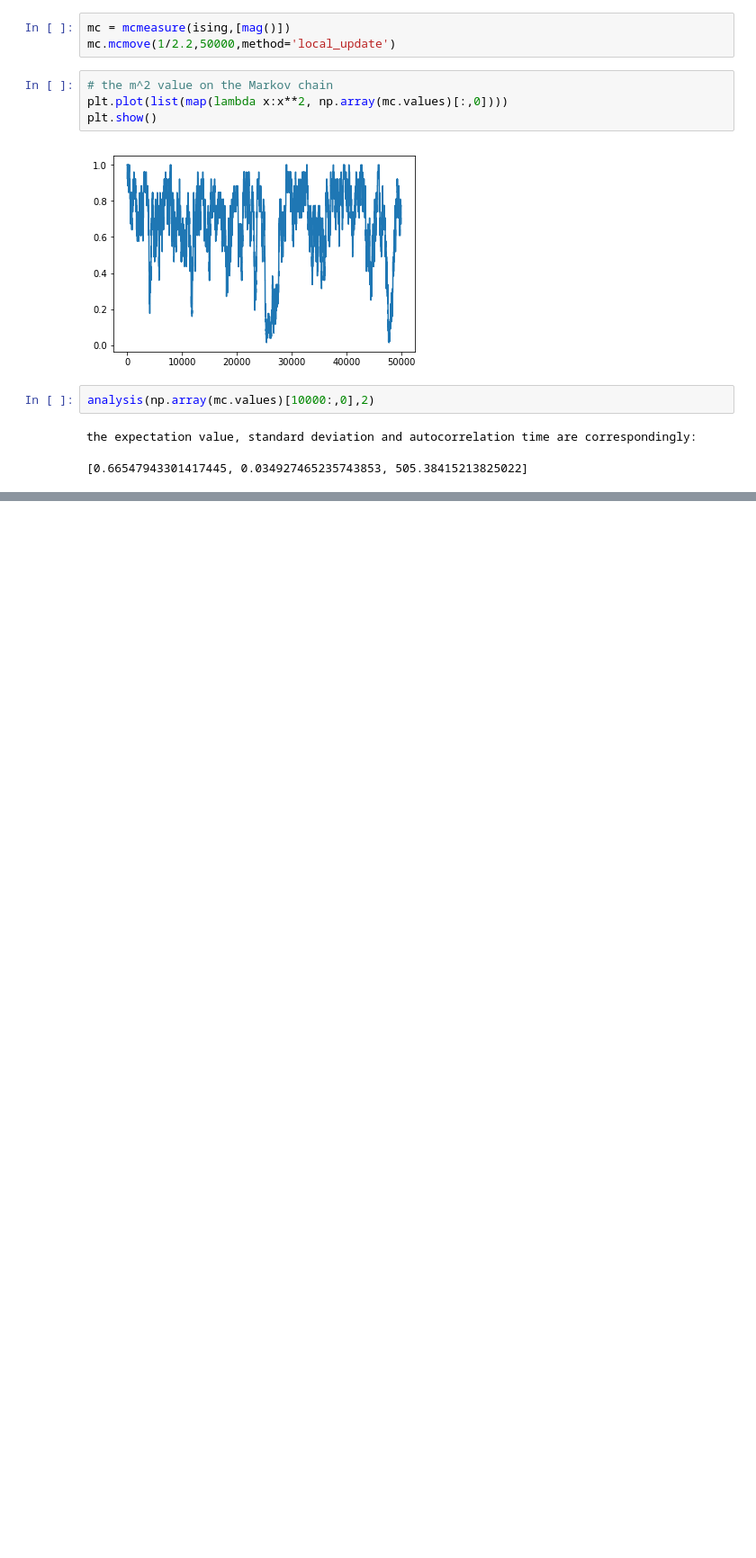
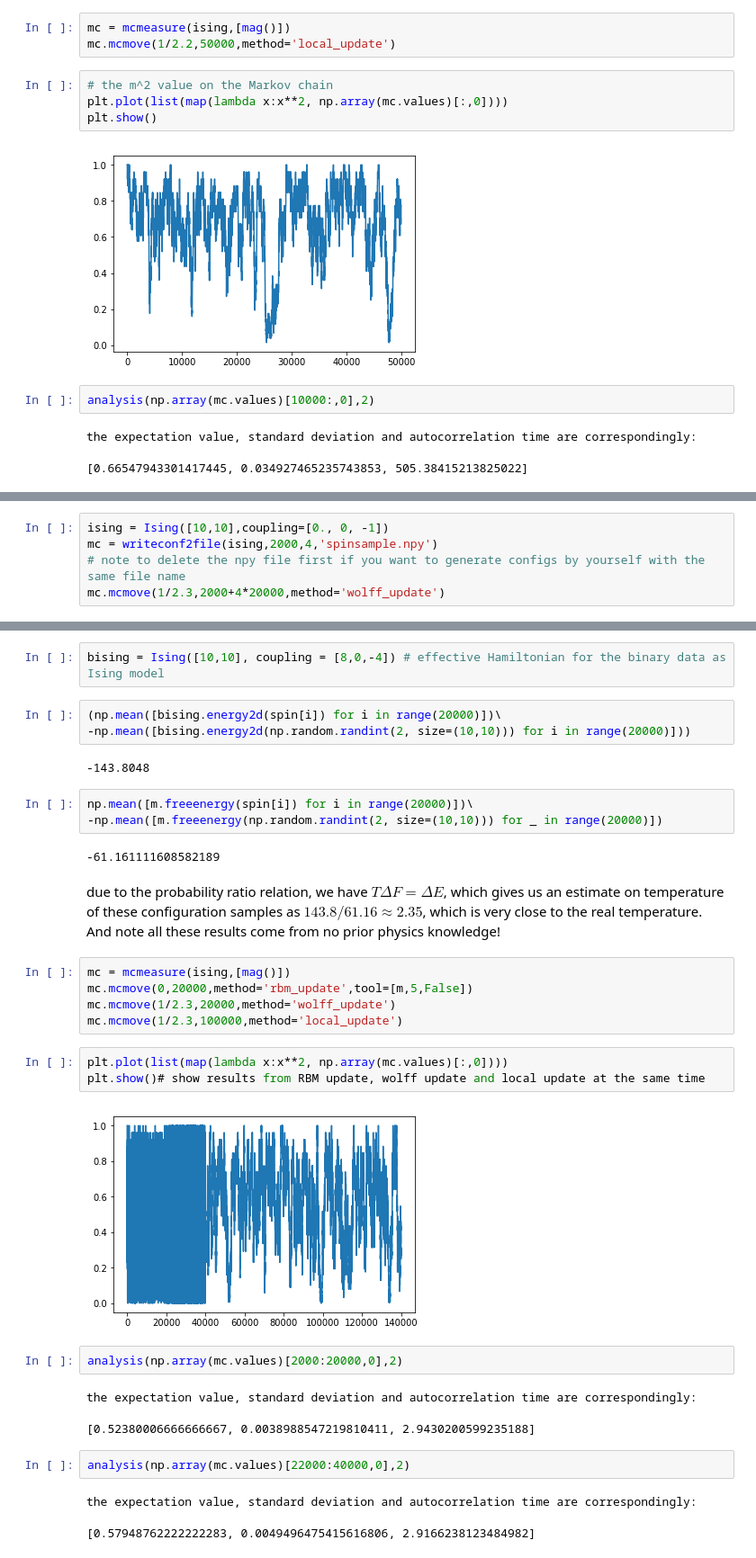
Before and after one commit to fagan2888/RBM-MCMC, a Jupyter notebook: demo.ipynb, the cells around one changed output, grey strips where cells are left out. Shown at 90% size. Cells and saved outputs as stored; diff of their text form; blank space fills up the shorter version.

```diff
--- a/demo.ipynb
+++ b/demo.ipynb
@@ -86,0 +95,5 @@ the expectation value, standard deviation and autocorrelation time are correspon
+# %%
+ising = Ising([10,10],coupling=[0., 0, -1])
+mc = writeconf2file(ising,2000,4,'spinsample.npy')
+# note to delete the npy file first if you want to generate configs by yourself with the same file name
+mc.mcmove(1/2.3,2000+4*20000,method='wolff_update')
@@ -86,0 +129,34 @@ the expectation value, standard deviation and autocorrelation time are correspon
+# %%
+bising = Ising([10,10], coupling = [8,0,-4]) # effective Hamiltonian for the binary data as Ising model
+# %%
+(np.mean([bising.energy2d(spin[i]) for i in range(20000)])\
+-np.mean([bising.energy2d(np.random.randint(2, size=(10,10))) for i in range(20000)]))
+# %% [output]
+-143.8048
+# %%
+np.mean([m.freeenergy(spin[i]) for i in range(20000)])\
+-np.mean([m.freeenergy(np.random.randint(2, size=(10,10))) for _ in range(20000)])
+# %% [output]
+-61.161111608582189
+# %% [markdown]
+due to the probability ratio relation, we have $T\Delta F =\Delta E$, which gives us an estimate on temperature of these configuration samples as $143.8/61.16 \approx 2.35$, which is very close to the real temperature. And note all these results come from no prior physics knowledge!
+# %%
+mc = mcmeasure(ising,[mag()])
+mc.mcmove(0,20000,method='rbm_update',tool=[m,5,False])
+mc.mcmove(1/2.3,20000,method='wolff_update')
+mc.mcmove(1/2.3,100000,method='local_update')
+# %%
+plt.plot(list(map(lambda x:x**2, np.array(mc.values)[:,0])))
+plt.show()# show results from RBM update, wolff update and local update at the same time
+# %% [output]
+[figure, added]
+# %%
+analysis(np.array(mc.values)[2000:20000,0],2)
+# %% [output]
+the expectation value, standard deviation and autocorrelation time are correspondingly:
+[0.52380006666666667, 0.0038988547219810411, 2.9430200599235188]
+# %%
+analysis(np.array(mc.values)[22000:40000,0],2)
+# %% [output]
+the expectation value, standard deviation and autocorrelation time are correspondingly:
+[0.57948762222222283, 0.0049496475415616806, 2.9166238123484982]
```
Also changed, not shown: parts of 6 cells of this notebook, 2 other files.
